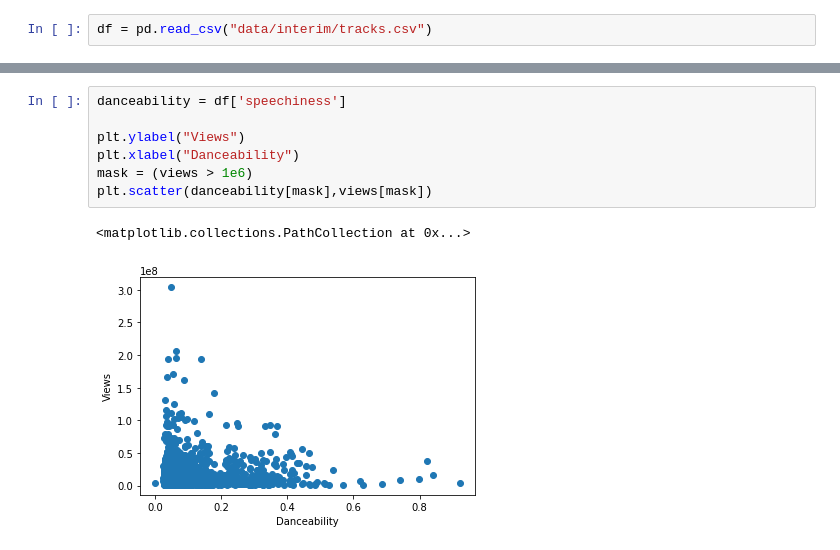
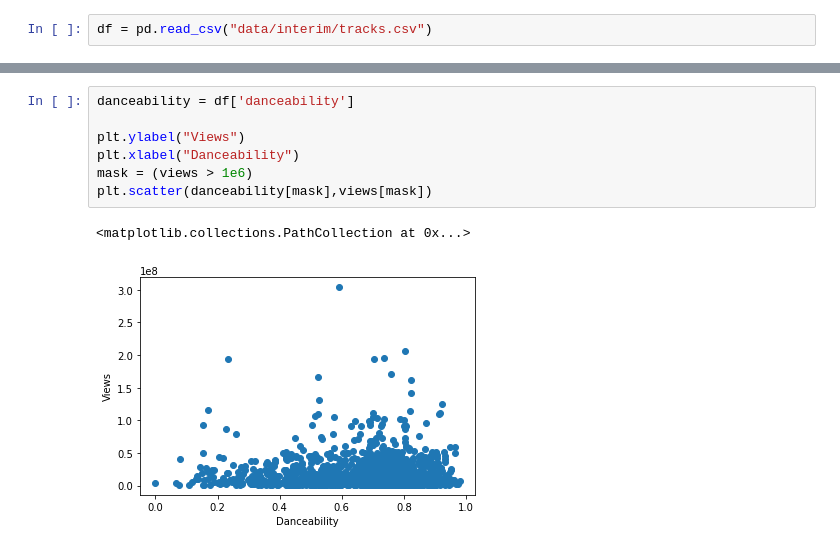
Before and after one commit to georgefourm/popularity-prediction, a Jupyter notebook: notebooks/Exploration.ipynb, the cells around one changed output, grey strips where cells are left out. Drawn from its saved outputs; the diff is of its cells as text.

```diff
--- a/notebooks/Exploration.ipynb
+++ b/notebooks/Exploration.ipynb
@@ -64,10 +92,10 @@ plt.scatter(loudness[mask],views[mask])
 # %%
-danceability = df['speechiness']
+danceability = df['danceability']
 
 plt.ylabel("Views")
 plt.xlabel("Danceability")
 mask = (views > 1e6)
 plt.scatter(danceability[mask],views[mask])
 # %% [output]
 <matplotlib.collections.PathCollection at 0x...>
-[figure, old version]
+[figure, new version]
```
Also changed, not shown: parts of 15 cells of this notebook, 3 other files.
